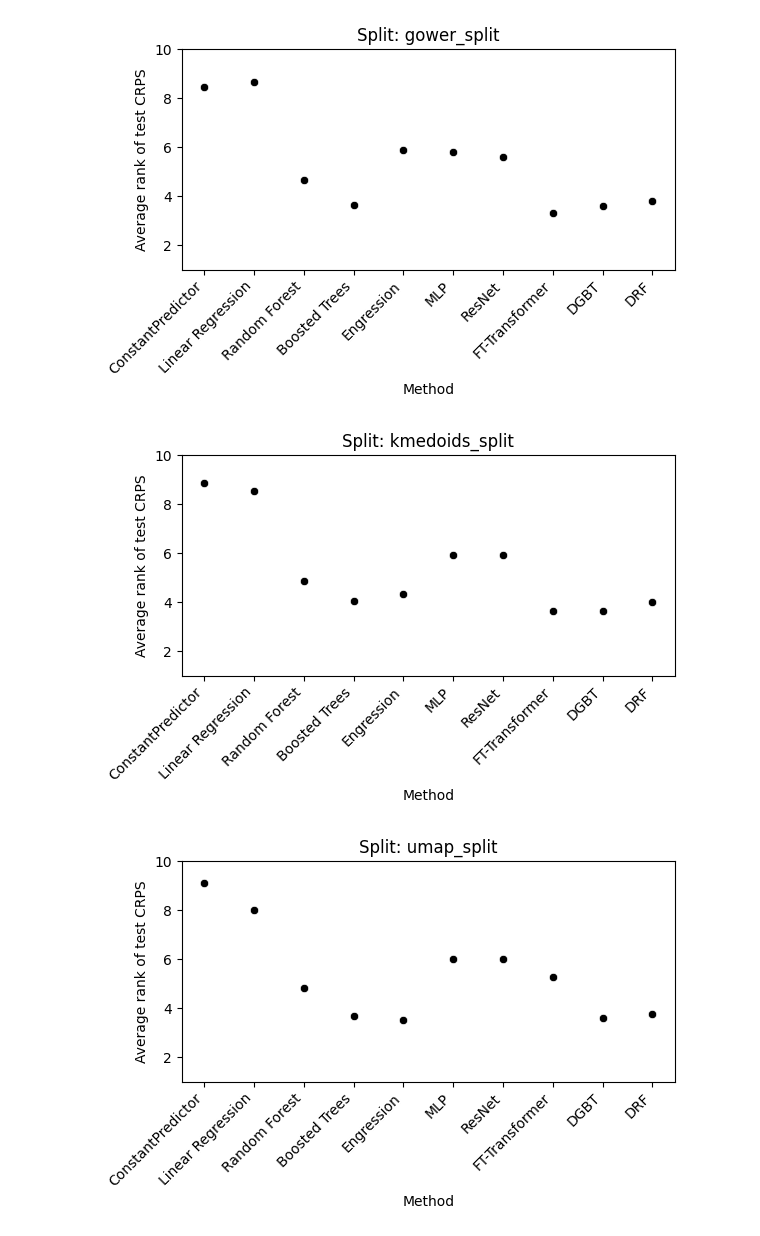
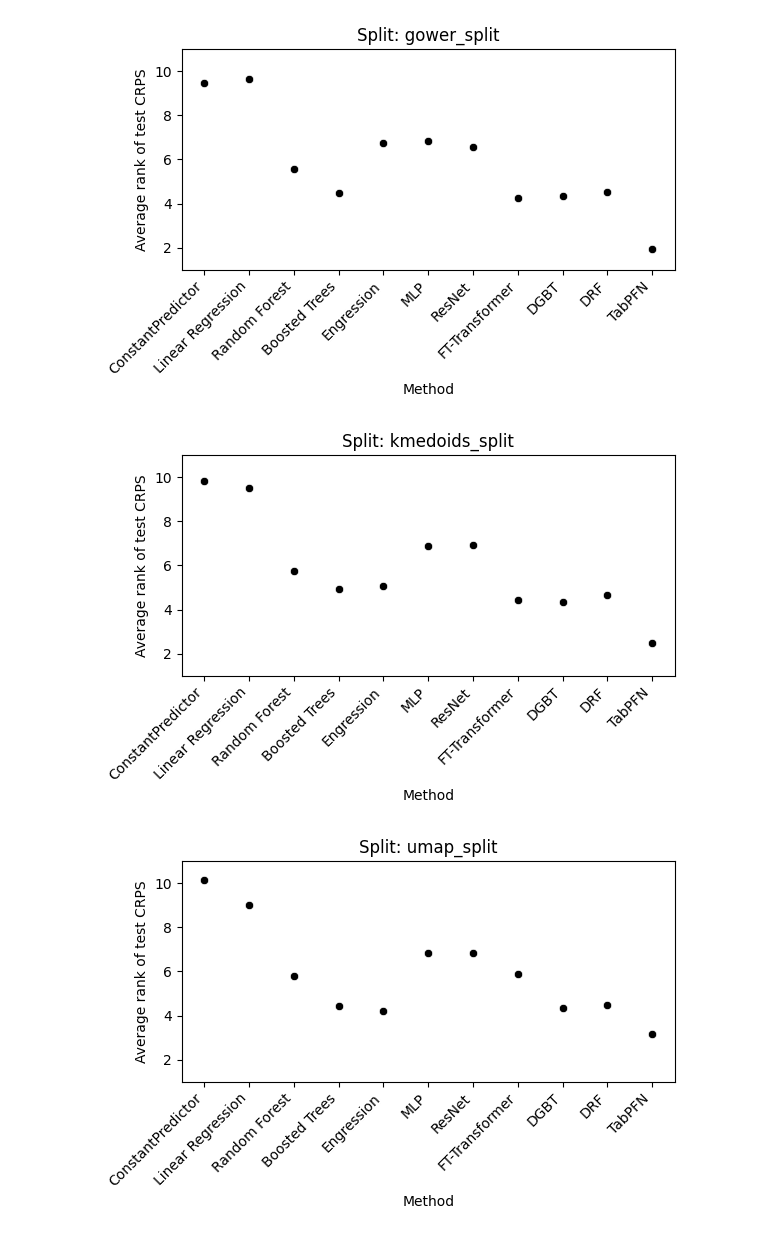
Before and after one commit to alicestratula/master_thesis, a Jupyter notebook: analysis/ranks_CRPS.ipynb, the cells around one changed output. Saved outputs shown, nothing was run; the diff lists cells and outputs as text; code cells hidden in the pictures.

```diff
--- a/analysis/ranks_CRPS.ipynb
+++ b/analysis/ranks_CRPS.ipynb
@@ -16,7 +16,7 @@ splits = [s for s in df["split_method"].unique() if s.lower() != "random_split"]
 
 method_order = [
     'ConstantPredictor', 'LinearRegressor', 'LogisticRegression' , 'RandomForestClassifier', 'RandomForestRegressor', 'LGBMClassifier', 'LGBMRegressor',
-    'Engression', 'MLP', 'ResNet', 'FTTransformer', 'DGBT', 'DRF'
+    'Engression', 'MLP', 'ResNet', 'FTTransformer', 'DGBT', 'DRF', 'TabPFNRegressor'
 ]
 rename_map = {
     'RandomForestClassifier': 'Random Forest',
@@ -25,6 +25,8 @@ rename_map = {
     'LGBMRegressor': 'Boosted Trees',
     'FTTransformer': 'FT-Transformer',
     'LinearRegressor': 'Linear Regression',
+    'TabPFNRegressor': 'TabPFN'
+
 }
 
 # 3) Extract unique suites, metrics, and extrapolation methods
@@ -52,34 +54,34 @@ for split in splits:
         "Median": ranks.median(axis=1),
         "Std":    ranks.std(axis=1),
     }).reset_index().rename(columns={"model": "Method"})
 
     summary["Method"] = pd.Categorical(
         summary["Method"],
         categories=method_order,
         ordered=True
     )
     summary = summary.sort_values("Method")
     summary["Method"] = (
         summary["Method"]
         .astype(str)
         .map(rename_map)
         .fillna(summary["Method"].astype(str))
     )
 
     plt.figure(figsize=(6, 4))
     sns.scatterplot(data=summary, x="Method", y="Mean", color='black')
     plt.xlabel("Method")
     plt.ylabel("Average rank of test CRPS")
     plt.title(f"Split: {split}")
-    plt.ylim(1, 10)
+    plt.ylim(1, 11)
     plt.xticks(rotation=45, ha='right')
     plt.tight_layout()
 
     # 6) save
     fname = f"{split}_rankings_{metric}.png"
     plt.savefig(os.path.join(outdir, fname), bbox_inches='tight')
     plt.show()
 # %% [output]
-[figure, old version]
+[figure, new version]
-[figure, old version]
+[figure, new version]
-[figure, old version]
+[figure, new version]
```
Also changed, not shown: parts of 2 cells of this notebook, 21 other files.
